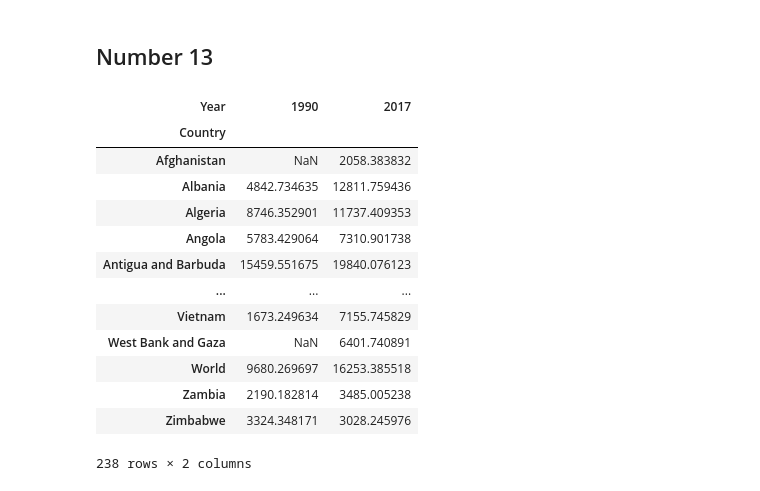
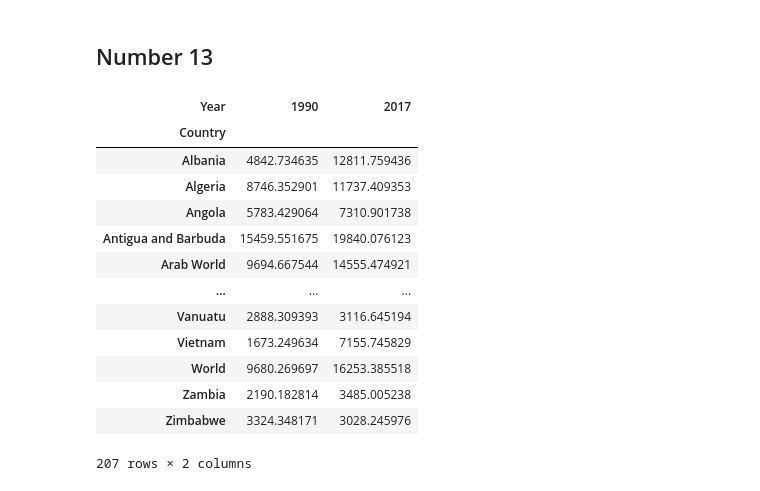
Before and after one commit to nss-data-science-cohort-6/un_data_question-hcgreer, a Jupyter notebook: notebooks/UN_Data_Exploration.ipynb, the cells around one changed output. Drawn from its saved outputs; the diff is of its cells as text; code cells hidden in the pictures.

```diff
--- a/notebooks/UN_Data_Exploration.ipynb
+++ b/notebooks/UN_Data_Exploration.ipynb
@@ -171,20 +172,20 @@ gdp_2014.sort_values(by = 'GDP_Per_Capita', ascending = False).tail()
 ## Number 13
 # %%
 gdp_pivoted = gdp_df[gdp_df['Year'].isin([1990, 2017])]
-gdp_pivoted = gdp_pivoted.pivot_table(values = 'GDP_Per_Capita', index = 'Country', columns = 'Year')
+gdp_pivoted = gdp_pivoted.pivot_table(values = 'GDP_Per_Capita', index = 'Country', columns = 'Year').dropna(axis = 0)
 gdp_pivoted
 # %% [output]
 | Year | 1990 | 2017 |
 | Country |  |  |
-| Afghanistan | NaN | 2058.383832 |
 | Albania | 4842.734635 | 12811.759436 |
 | Algeria | 8746.352901 | 11737.409353 |
 | Angola | 5783.429064 | 7310.901738 |
 | Antigua and Barbuda | 15459.551675 | 19840.076123 |
+| Arab World | 9694.667544 | 14555.474921 |
 | ... | ... | ... |
+| Vanuatu | 2888.309393 | 3116.645194 |
 | Vietnam | 1673.249634 | 7155.745829 |
-| West Bank and Gaza | NaN | 6401.740891 |
 | World | 9680.269697 | 16253.385518 |
 | Zambia | 2190.182814 | 3485.005238 |
 | Zimbabwe | 3324.348171 | 3028.245976 |
-238 rows × 2 columns
+207 rows × 2 columns
```
Also changed, not shown: parts of 15 cells of this notebook.
